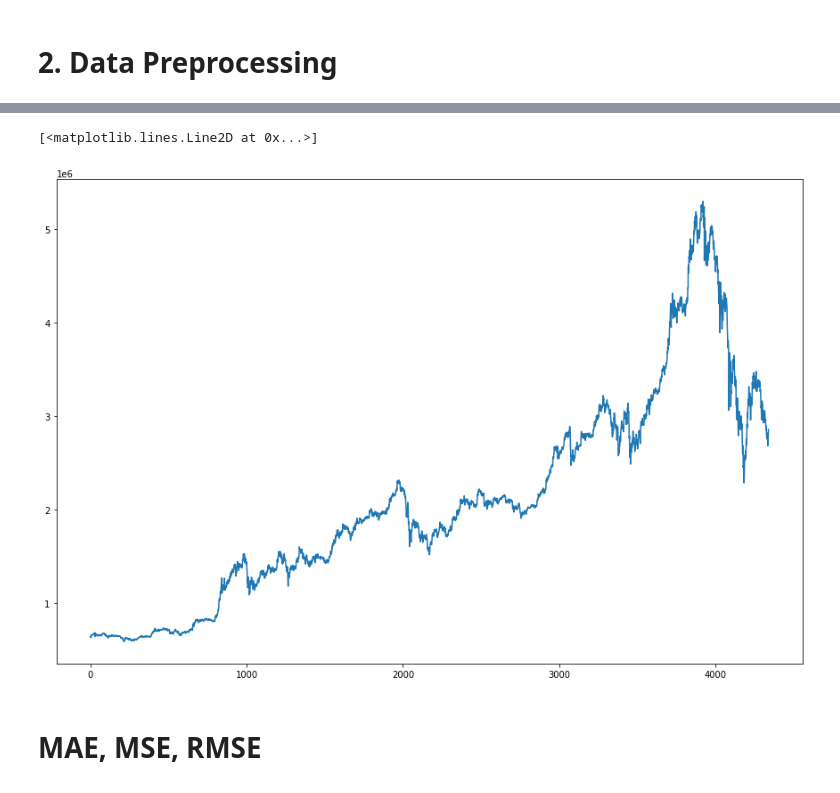
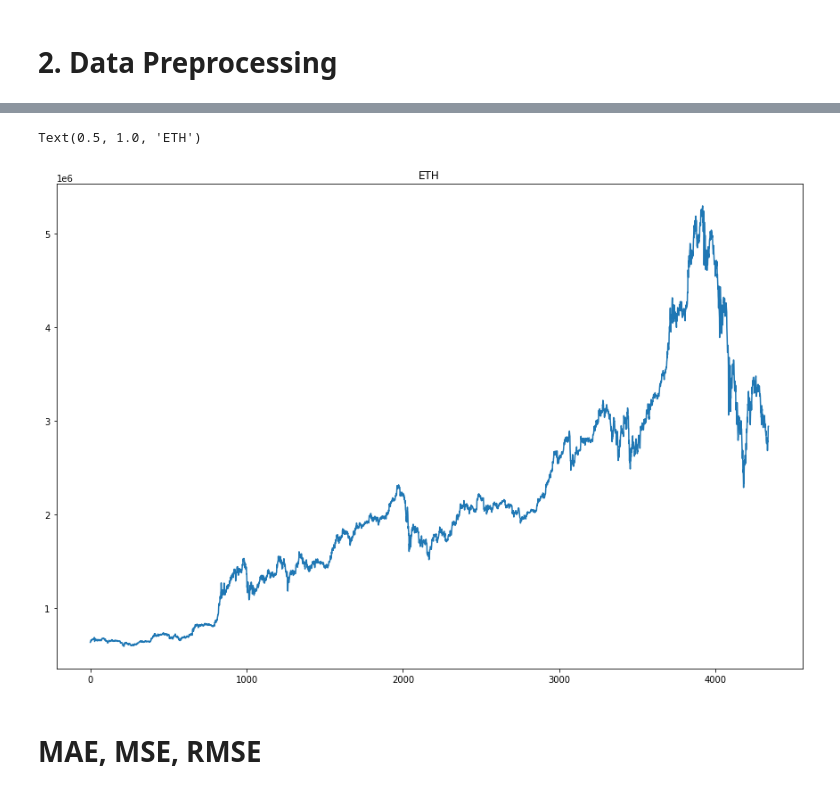
Before and after one commit to raqoon886/crypto_prediction, a Jupyter notebook: Adaboost-GRU_crypto.ipynb, the cells around one changed output, grey strips where cells are left out. Saved outputs shown, nothing was run; the diff lists cells and outputs as text; code cells hidden in the pictures.

```diff
--- a/Adaboost-GRU_crypto.ipynb
+++ b/Adaboost-GRU_crypto.ipynb
@@ -46,9 +46,10 @@ mydf.head()
 plt.rcParams["figure.figsize"] = (15,10)
 # %%
 plt.plot(mydf['open'])
+plt.title('ETH')
 # %% [output]
-[<matplotlib.lines.Line2D at 0x...>]
+Text(0.5, 1.0, 'ETH')
-[figure, old version]
+[figure, new version]
 # %%
 def preprocess(series, window_size=None, scaling=True):
 
```
Also changed, not shown: parts of 14 cells of this notebook.
